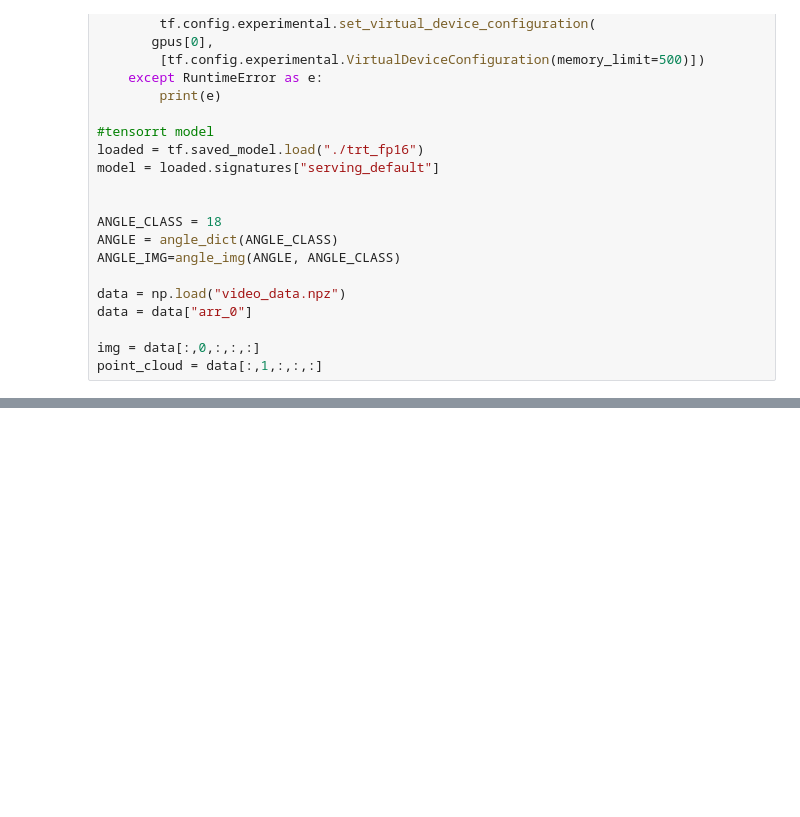
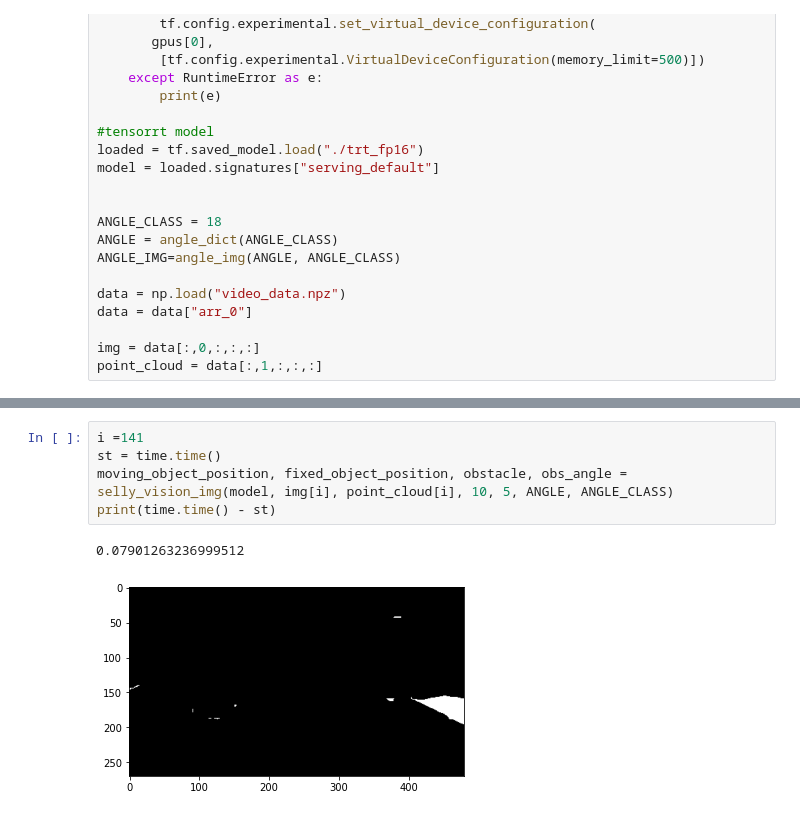
Before and after one commit to seraaaayeo/SellyDev, a Jupyter notebook: vision_optimizer.ipynb, the cells around one changed output, grey strips where cells are left out. Cells and saved outputs as stored; diff of their text form; blank space fills up the shorter version.

```diff
--- a/vision_optimizer.ipynb
+++ b/vision_optimizer.ipynb
@@ -137,0 +143,8 @@ plt.legend(labels = ["Sight", "Moving", "Fixed","Side Walk", "Obstable"], loc="u
+# %%
+i =141
+st = time.time()
+moving_object_position, fixed_object_position, obstacle, obs_angle = selly_vision_img(model, img[i], point_cloud[i], 10, 5, ANGLE, ANGLE_CLASS)
+print(time.time() - st)
+# %% [output]
+0.07901263236999512
+[figure, added]
```
Also changed, not shown: parts of 23 cells of this notebook, 5 other files.
